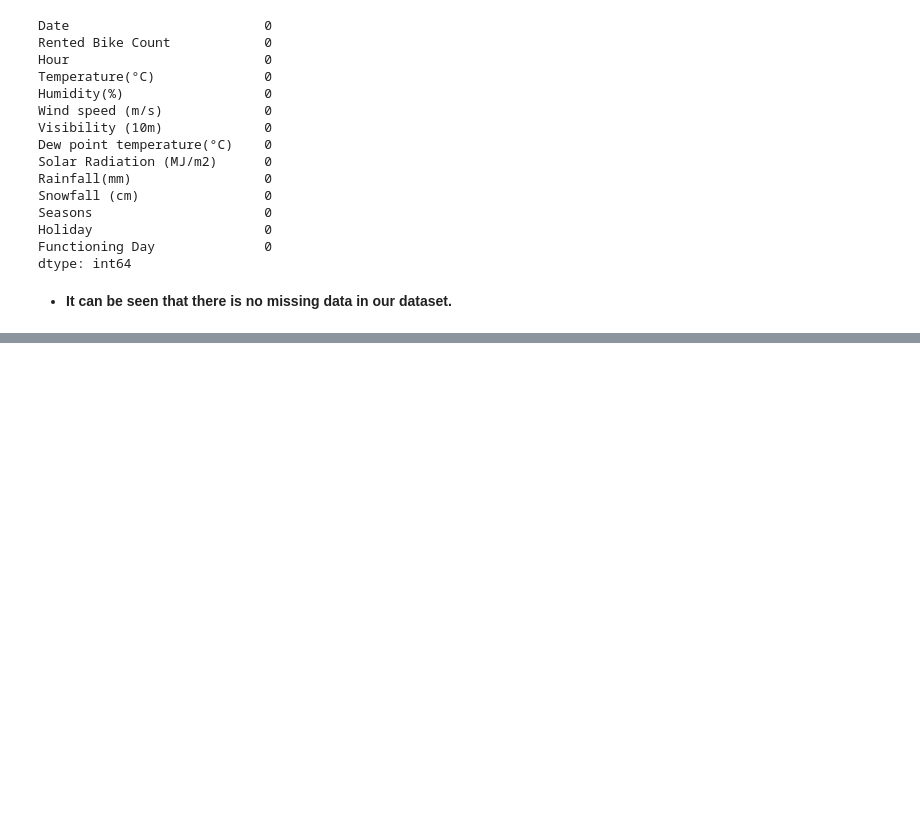
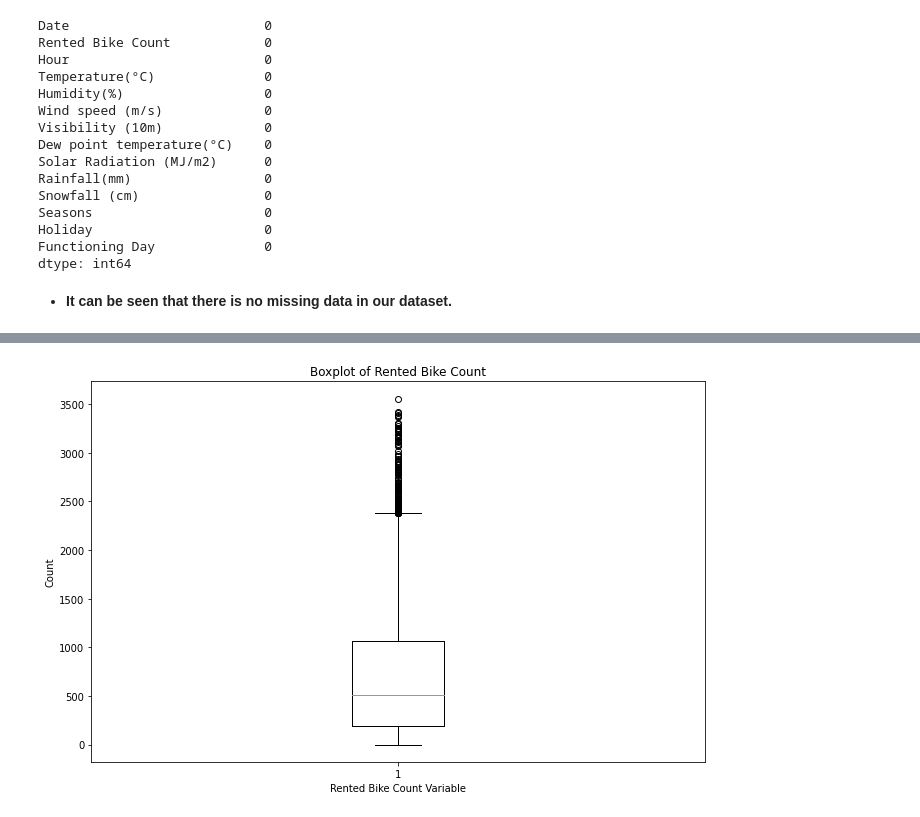
Before and after one commit to Kousikdutta1/Seoul-Bike-Sharing-Demand-Prediction, a Jupyter notebook: Kousik_Dutta_Seoul_Bike_Sharing_Demand_Prediction_Capstone_Project.ipynb, the cells around one changed output, grey strips where cells are left out. Drawn from its saved outputs; the diff is of its cells as text; code cells hidden in the pictures; blank space fills up the shorter version.

```diff
--- a/Kousik_Dutta_Seoul_Bike_Sharing_Demand_Prediction_Capstone_Project.ipynb
+++ b/Kousik_Dutta_Seoul_Bike_Sharing_Demand_Prediction_Capstone_Project.ipynb
@@ -186,0 +216,11 @@ dtype: int64
+# %%
+# Let's check outliers by using a boxplot
+
+plt.figure(figsize = (11,7))
+plt.boxplot(bike_df['Rented Bike Count'])
+plt.xlabel('Rented Bike Count Variable')
+plt.ylabel('Count')
+plt.title('Boxplot of Rented Bike Count')
+plt.show();
+# %% [output]
+[figure, added]
```
Also changed, not shown: parts of 29 cells of this notebook.
